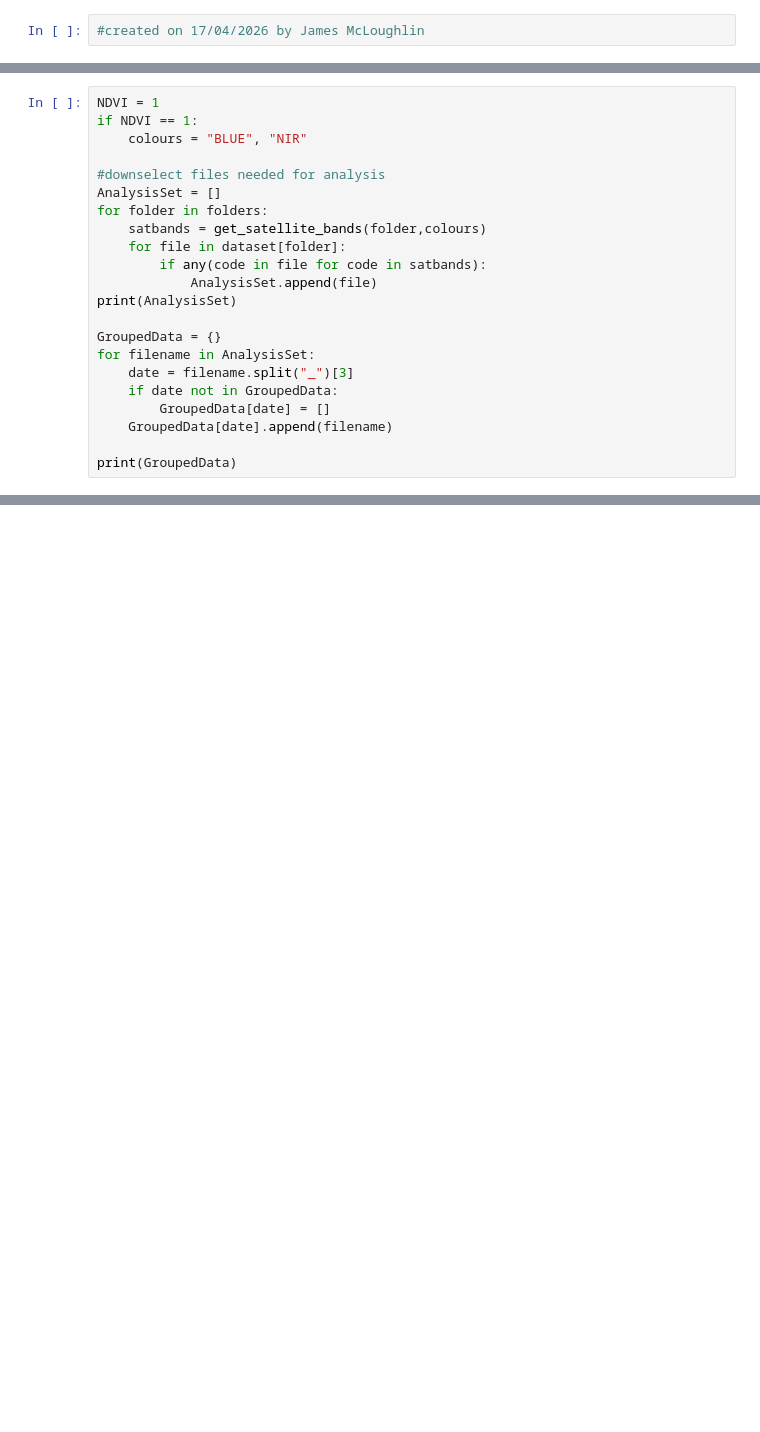
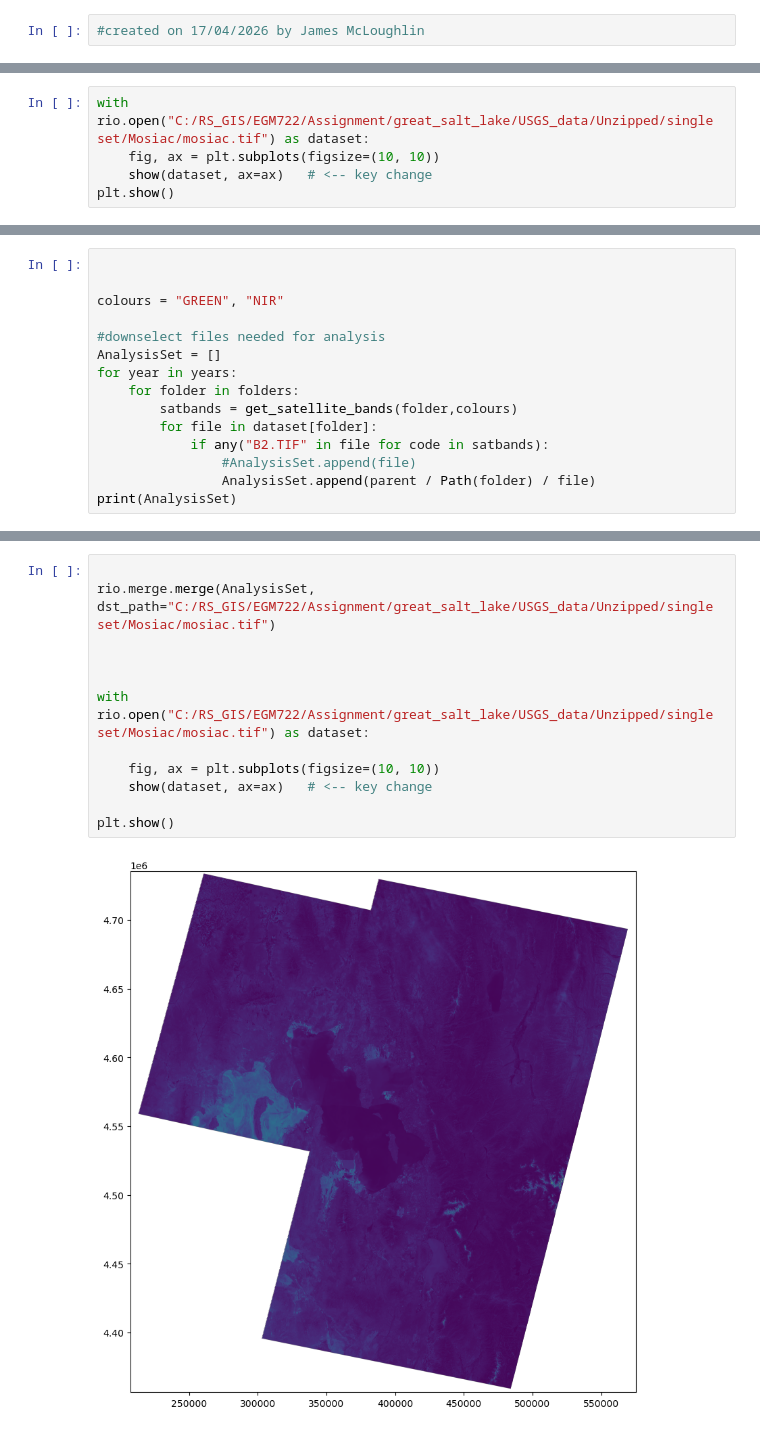
Before and after one commit to jjmcloughlin05/EGM722-Assessment, a Jupyter notebook: Assignment-II.ipynb, the cells around one changed output, grey strips where cells are left out. Drawn from its saved outputs; the diff is of its cells as text; blank space fills up the shorter version.

```diff
--- a/Assignment-II.ipynb
+++ b/Assignment-II.ipynb
@@ -10,0 +76,5 @@ import matplotlib.pyplot as plt
+# %%
+with rio.open("C:/RS_GIS/EGM722/Assignment/great_salt_lake/USGS_data/Unzipped/single set/Mosiac/mosiac.tif") as dataset:
+    fig, ax = plt.subplots(figsize=(10, 10))
+    show(dataset, ax=ax)   # <-- key change
+plt.show()
@@ -82,23 +197,16 @@ LC08_L2SP_043034_20141106_20200910_02_T1
 # %%
-NDVI = 1
-if NDVI == 1:
-    colours = "BLUE", "NIR"
+
+
+colours = "GREEN", "NIR"
 
 #downselect files needed for analysis
 AnalysisSet = []
-for folder in folders:
-    satbands = get_satellite_bands(folder,colours)
-    for file in dataset[folder]:
-        if any(code in file for code in satbands):
-            AnalysisSet.append(file)
+for year in years:
+    for folder in folders:
+        satbands = get_satellite_bands(folder,colours)
+        for file in dataset[folder]:
+            if any("B2.TIF" in file for code in satbands):
+                #AnalysisSet.append(file)
+                AnalysisSet.append(parent / Path(folder) / file)
 print(AnalysisSet)
-
-GroupedData = {}
-for filename in AnalysisSet:
-    date = filename.split("_")[3]
-    if date not in GroupedData:
-        GroupedData[date] = []
-    GroupedData[date].append(filename)
-
-print(GroupedData)
 # %% [output]
@@ -153,0 +214,14 @@ show(out_image, ax=ax2)
+# %%
+
+rio.merge.merge(AnalysisSet, dst_path="C:/RS_GIS/EGM722/Assignment/great_salt_lake/USGS_data/Unzipped/single set/Mosiac/mosiac.tif")
+
+
+
+with rio.open("C:/RS_GIS/EGM722/Assignment/great_salt_lake/USGS_data/Unzipped/single set/Mosiac/mosiac.tif") as dataset:
+
+    fig, ax = plt.subplots(figsize=(10, 10))
+    show(dataset, ax=ax)   # <-- key change
+
+plt.show()
+# %% [output]
+[figure, added]
```
Also changed, not shown: parts of 20 cells of this notebook.
